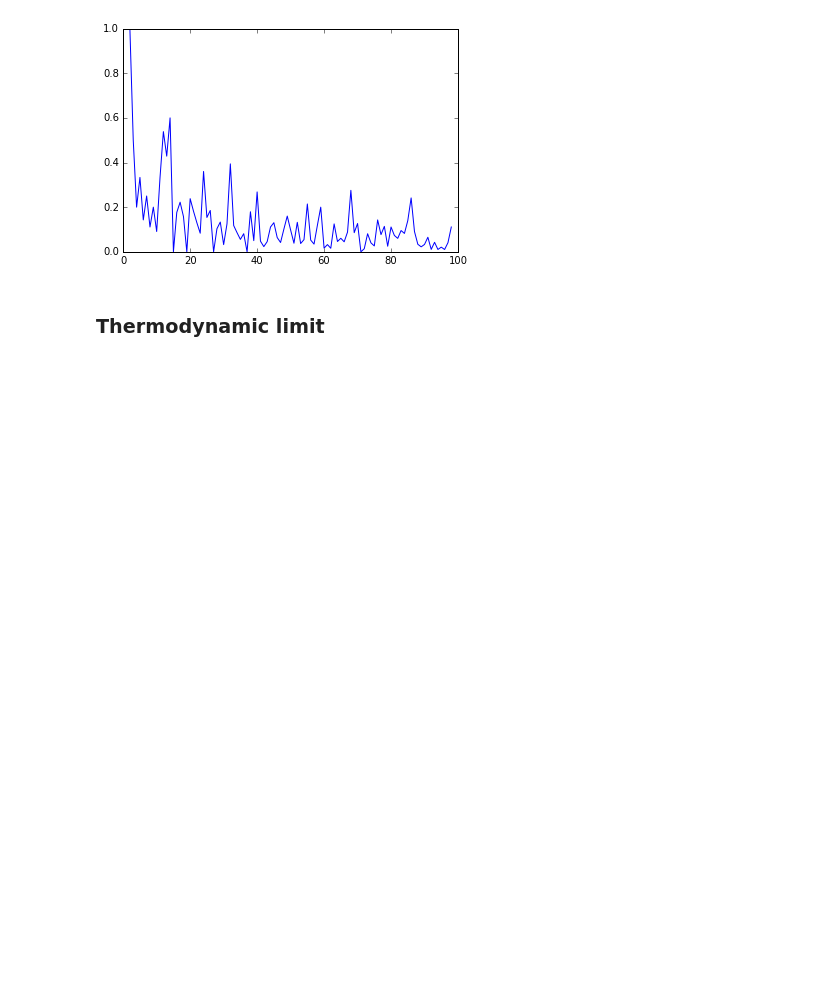
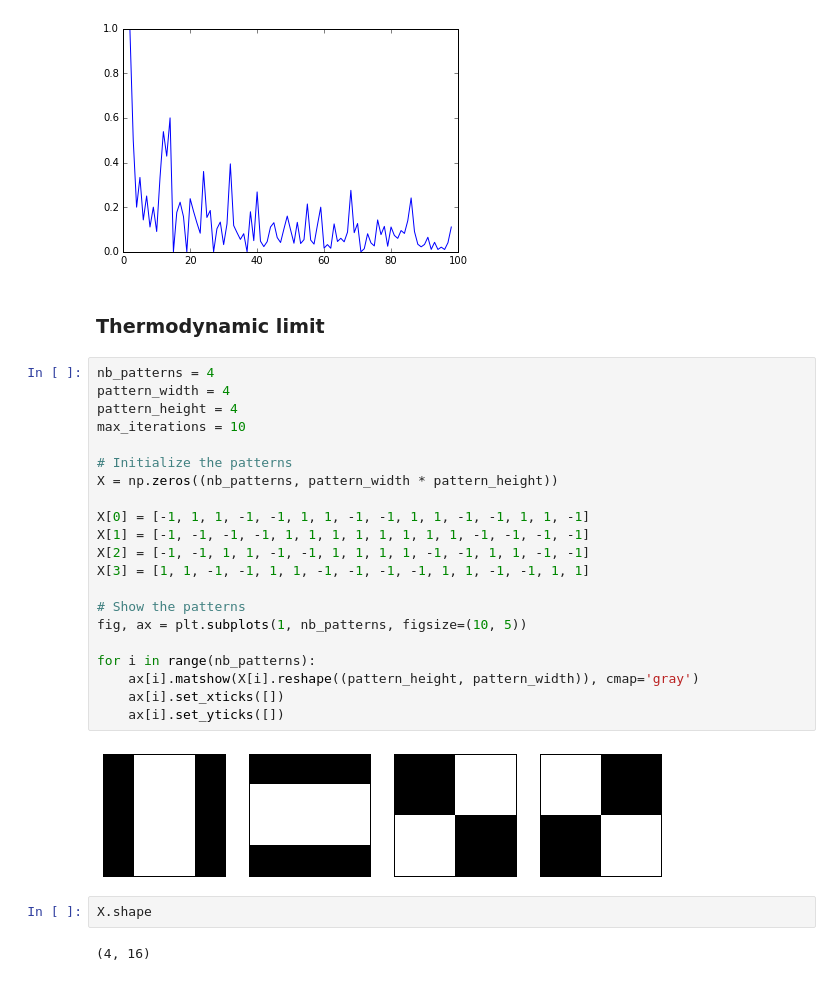
Before and after one commit to Kevin-Sean-Chen/Biophysics, a Jupyter notebook: Hopfield_network.ipynb, the cells around one changed output. Saved outputs shown, nothing was run; the diff lists cells and outputs as text; blank space fills up the shorter version.

```diff
--- a/Hopfield_network.ipynb
+++ b/Hopfield_network.ipynb
@@ -181,3 +187,30 @@ plt.plot(temp)
 [figure]
 # %% [markdown]
 ### Thermodynamic limit
+# %%
+nb_patterns = 4
+pattern_width = 4
+pattern_height = 4
+max_iterations = 10
+
+# Initialize the patterns
+X = np.zeros((nb_patterns, pattern_width * pattern_height))
+
+X[0] = [-1, 1, 1, -1, -1, 1, 1, -1, -1, 1, 1, -1, -1, 1, 1, -1]
+X[1] = [-1, -1, -1, -1, 1, 1, 1, 1, 1, 1, 1, 1, -1, -1, -1, -1]
+X[2] = [-1, -1, 1, 1, -1, -1, 1, 1, 1, 1, -1, -1, 1, 1, -1, -1]
+X[3] = [1, 1, -1, -1, 1, 1, -1, -1, -1, -1, 1, 1, -1, -1, 1, 1]
+
+# Show the patterns
+fig, ax = plt.subplots(1, nb_patterns, figsize=(10, 5))
+
+for i in range(nb_patterns):
+    ax[i].matshow(X[i].reshape((pattern_height, pattern_width)), cmap='gray')
+    ax[i].set_xticks([])
+    ax[i].set_yticks([])
+# %% [output]
+[figure, added]
+# %%
+X.shape
+# %% [output]
+(4, 16)
```
Also changed, not shown: parts of 4 cells of this notebook, 1 other file.
